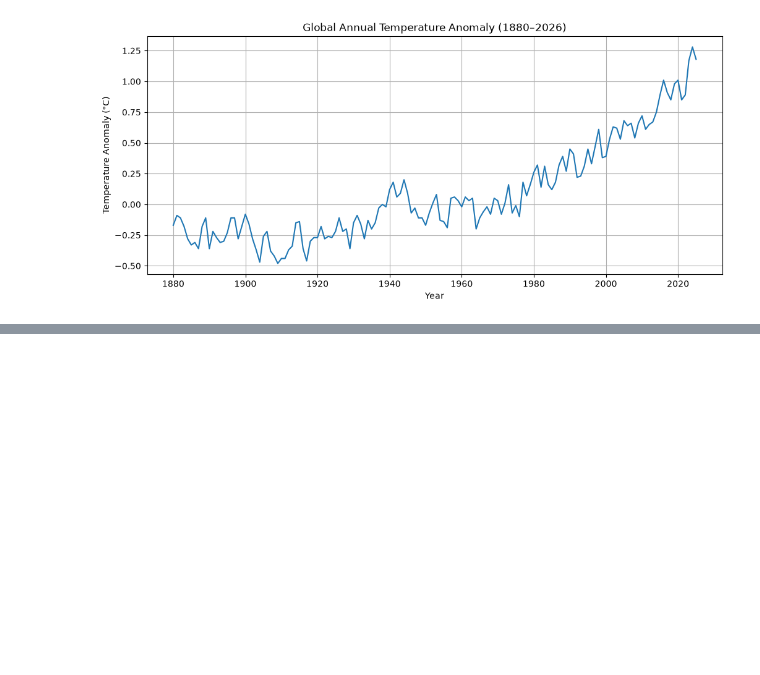
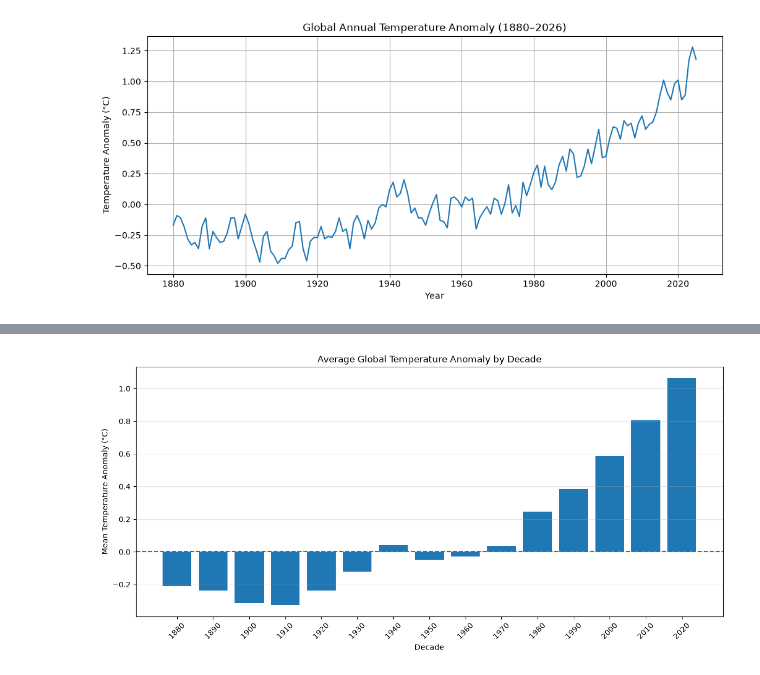
Before and after one commit to HibaHAJAJI/Earth-Jukebox, a Jupyter notebook: notebooks/01_data_inspection.ipynb, the cells around one changed output, grey strips where cells are left out. Cells and saved outputs as stored; diff of their text form; code cells hidden in the pictures; blank space fills up the shorter version.

```diff
--- a/notebooks/01_data_inspection.ipynb
+++ b/notebooks/01_data_inspection.ipynb
@@ -254,0 +1192,12 @@ plt.show()
+# %%
+# Group annual temperature data by decade
+
+annual_df["Decade"] = (annual_df["Year"] // 10) * 10
+
+decadal_df = annual_df.groupby("Decade").agg(
+    Mean_Temperature=("J-D", "mean"),
+    Number_of_Years=("Year", "count")
+).reset_index()
+
+# Display decadal results
+decadal_df
@@ -254,0 +1221,22 @@ plt.show()
+# %%
+# Visualize decadal temperature anomalies
+
+plt.figure(figsize=(14, 6))
+
+plt.bar(
+    decadal_df["Decade"].astype(str),
+    decadal_df["Mean_Temperature"]
+)
+
+plt.axhline(y=0, linestyle="--")
+
+plt.title("Average Global Temperature Anomaly by Decade")
+plt.xlabel("Decade")
+plt.ylabel("Mean Temperature Anomaly (°C)")
+
+plt.xticks(rotation=45)
+plt.grid(axis="y", alpha=0.3)
+
+plt.show()
+# %% [output]
+[figure, added]
```
Also changed, not shown: parts of 57 cells of this notebook.
